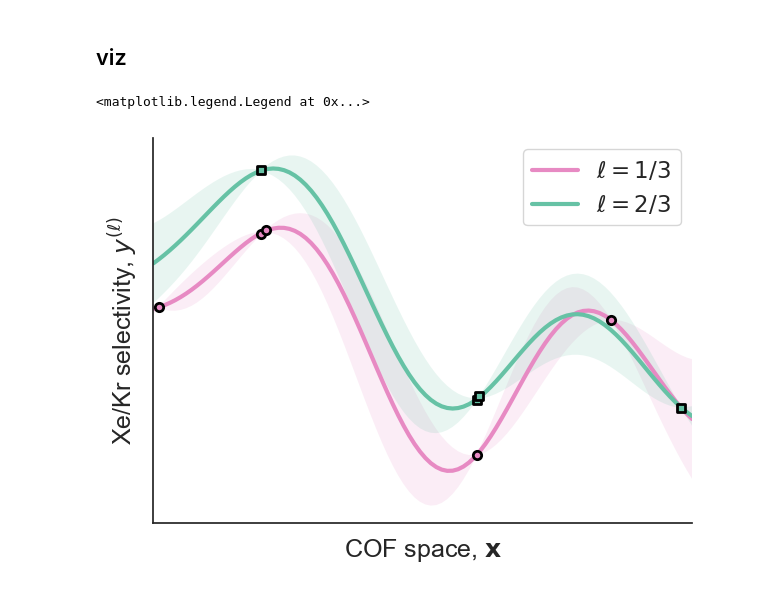
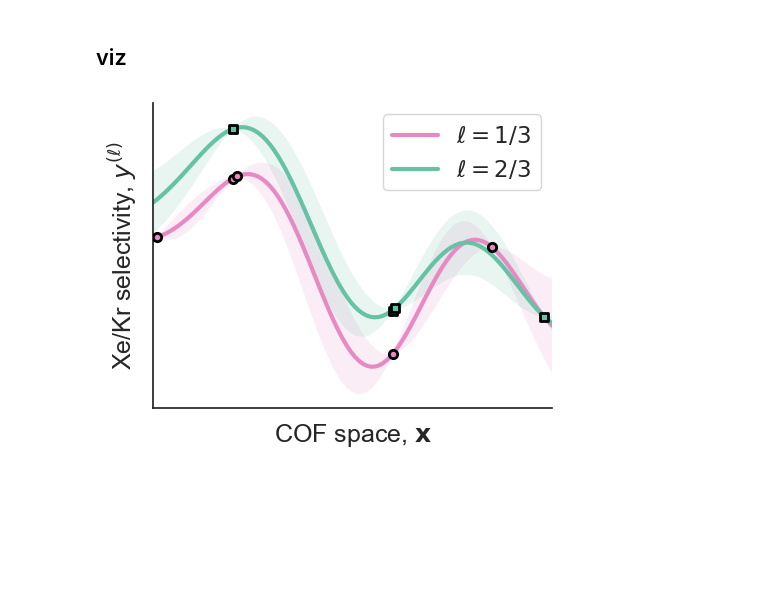
Before and after one commit to SimonEnsemble/multi-fidelity-BO-of-COFs-for-Xe-Kr-seps, a Jupyter notebook: figs/figure_1/synthetic_mfbo_example.ipynb, the cells around one changed output. Saved outputs shown, nothing was run; the diff lists cells and outputs as text; code cells hidden in the pictures; blank space fills up the shorter version.

```diff
--- a/figs/figure_1/synthetic_mfbo_example.ipynb
+++ b/figs/figure_1/synthetic_mfbo_example.ipynb
@@ -119,31 +119,30 @@ tensor([-0.8188], dtype=torch.float64, requires_grad=True)
 colors = [pal[3], pal[0]]
 markers = ["o", "s"]
 # %%
-plt.figure()
+plt.figure(figsize=(5, 4))
 # range of x's for plotting.
 x_r = torch.tensor([[x_i] for x_i in np.linspace(0, 1, 100)], dtype=torch.float64)
 for (f, label, color, marker) in zip([1/3, 2/3], ["$\ell=1/3$", "$\ell=2/3$"], colors, markers):
     m, s = mu_sigma(model, x_r, f)
     plt.plot(x_r, m, label=label, color=color)
 
     lower = m - s
     upper = m + s
     plt.fill_between(x_r.squeeze(), lower, upper,
                          alpha=0.15, color=color, edgecolor="none", zorder=f)
 
     x_data, y_data = filter_data_for_plotting(f)
     plt.scatter(x_data, y_data, marker=marker, color=color, edgecolor="black", linewidth=2, zorder=100)
 plt.xlabel("COF space, $\mathbf{x}$")
 plt.ylabel("Xe/Kr selectivity, $y^{(\ell)}$")
 plt.yticks([])
 plt.xticks([])
 plt.gca().spines['right'].set_visible(False)
 plt.gca().spines['top'].set_visible(False)
 plt.xlim([0, 1])
 # plt.ylim([-1.2, 1.2])
 plt.tight_layout()
+plt.legend()
 plt.savefig("toy_multifidelity_gp.pdf", format="pdf")
-plt.legend()
 # %% [output]
-<matplotlib.legend.Legend at 0x...>
-[figure, old version]
+[figure, new version]
```
Also changed, not shown: parts of 1 cell of this notebook.
